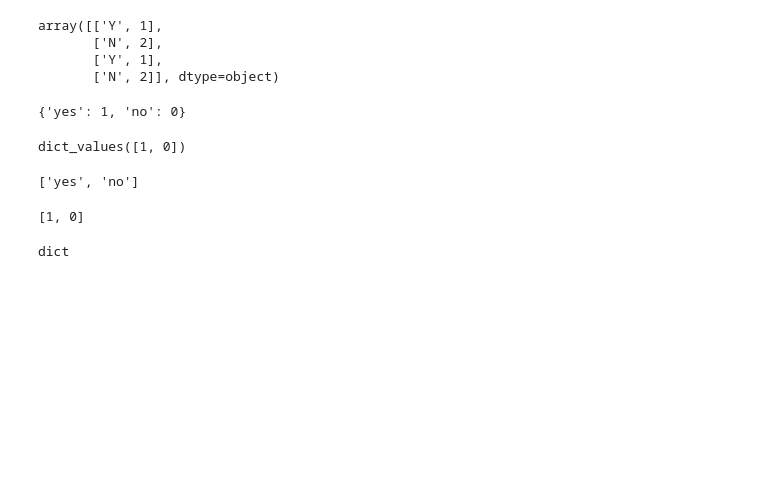
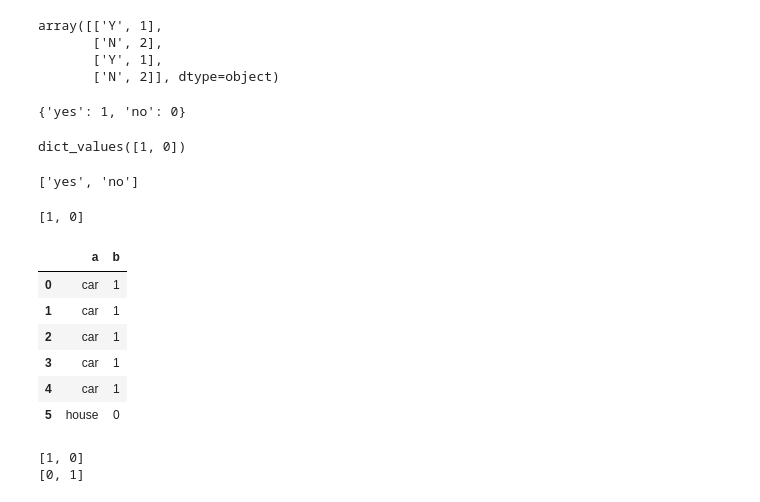
Before and after one commit to jaisenbe58r/MLearner, a Jupyter notebook: mlearner/preprocessing/FeatureDroper.ipynb, the cells around one changed output. Drawn from its saved outputs; the diff is of its cells as text; code cells hidden in the pictures; blank space fills up the shorter version.

Commit message:
class ReplaceMulticlass

```diff
--- a/mlearner/preprocessing/FeatureDroper.ipynb
+++ b/mlearner/preprocessing/FeatureDroper.ipynb
@@ -302,7 +302,13 @@ data_out2 = pd.DataFrame({"a": ["OK", "OK", "OK", "OK", "OK", "NOK"], "b": [1, 1
 mapping2 = {1: "OK", 0: "KO"}
 mapping1 = {"car": "OK", "house": "KO"}
 mapping_no_exist = {"car": "OK", "horse": "KO"}
-# %%
-isinstance(columns, dict):(mapping1)
-# %% [output]
-dict
+# %%
+data
+# %% [output]
+|  | a | b |
+| 0 | car | 1 |
+| 1 | car | 1 |
+| 2 | car | 1 |
+| 3 | car | 1 |
+| 4 | car | 1 |
+| 5 | house | 0 |
@@ -308,0 +324,5 @@ dict
+# %%
+replace_multiclass(data, target="b")
+# %% [output]
+[1, 0]
+[0, 1]
```
Also changed, not shown: parts of 4 cells of this notebook, 3 other files.
